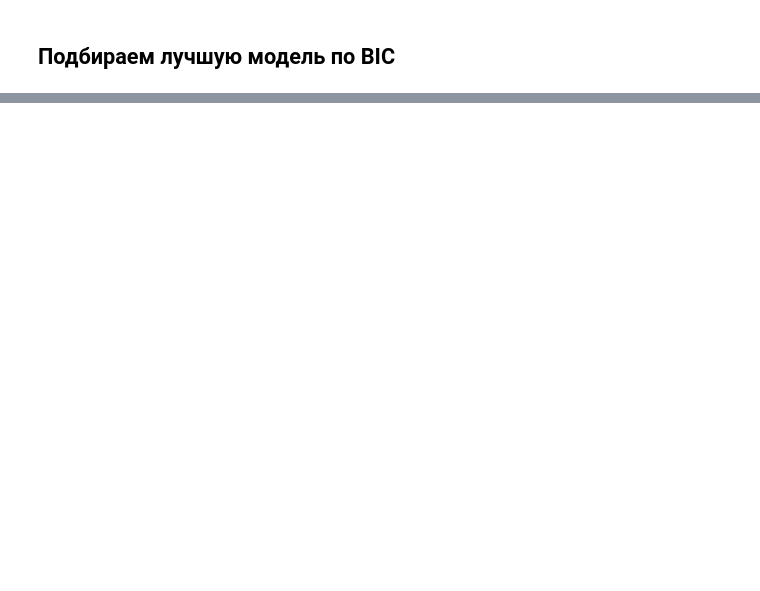
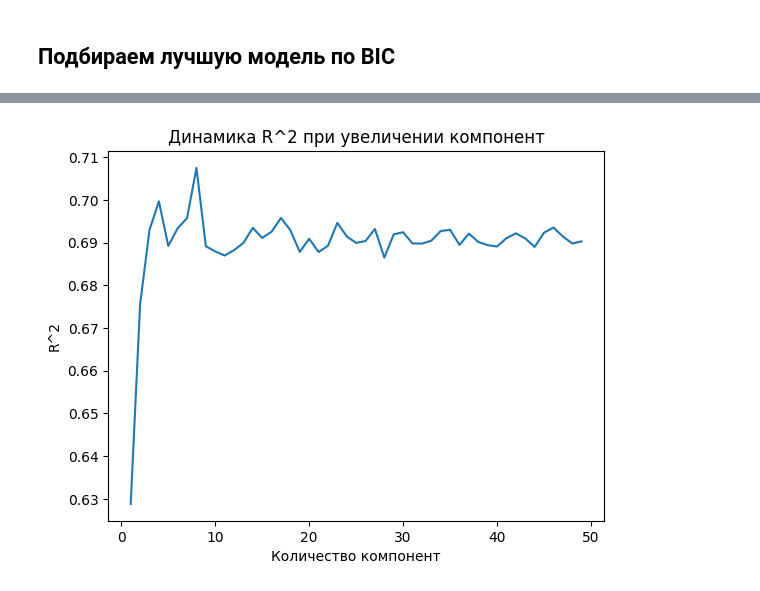
Before and after one commit to AnfimovAleksandr/mag_diploma, a Jupyter notebook: Двумерная_смесь.ipynb, the cells around one changed output, grey strips where cells are left out. Cells and saved outputs as stored; diff of their text form; code cells hidden in the pictures; blank space fills up the shorter version.

```diff
--- a/Двумерная_смесь.ipynb
+++ b/Двумерная_смесь.ipynb
@@ -273,7 +318,8 @@ R_s = []
 covs = []
 
 cv_types = ['spherical', 'tied', 'diag', 'full']
-n_components_range = range(1, 20)
+# cv_types = ['full']
+n_components_range = range(1, 50)
 for n_components in n_components_range:
     print(f"Сейчас обучается модель с {n_components} компонентами")
     cur_R_s = []
@@ -283,8 +329,8 @@ for n_components in n_components_range:
         gmm = mixture.GaussianMixture(n_components=n_components, covariance_type=cv_type)
         gmm.fit(data_XY)
 
-        p_a_s = p_a(np_data_euro, gmm)
-        res = (E_y_a(np_data_euro, gmm) * p_a_s).sum(axis= 1) / p_a_s.sum(axis = 1)
+        p_a_s = p_a(np_data_euro, gmm, cv_type)
+        res = (E_y_a(np_data_euro, gmm, cv_type) * p_a_s).sum(axis= 1) / p_a_s.sum(axis = 1)
 
         E_Y_X = res.reshape(-1, 1)
         residiuals = np_data_dollar - E_Y_X
@@ -293,10 +339,12 @@ for n_components in n_components_range:
         var_E_X_Y = E_Y_X.var(ddof= 1)
         var_resid = sum((residiuals ** 2) / (n_samples - 1))
 
+        density = gaussian_kde(residiuals.T[0])
+        LogLikelihood = np.log(density(residiuals.T[0])).sum()
+
         R_2 = var_E_X_Y / var_Y
         cov_part = 2 * covar / var_Y
-        #bic = n_samples * np.log(var_resid)[0] + 2 * n_components * np.log(n_samples)
-        bic = n_samples * np.log(var_resid)[0] + n_components * np.log(n_samples)
+        bic = -2 * LogLikelihood + (2 * n_components + n_components - 1) * np.log(n_samples)
 
         cur_bics.append(bic)
         cur_R_s.append(R_2)
@@ -318,0 +385,12 @@ for n_components in n_components_range:
+# %%
+R_S = np.array(R_s)
+COVS = np.array(covs)
+BICS = np.array(bics)
+# %%
+plt.title('Динамика R^2 при увеличении компонент')
+plt.xlabel('Количество компонент')
+plt.ylabel('R^2')
+plt.plot(n_components_range, R_S[:, 0])
+plt.show()
+# %% [output]
+[figure, added]
```
Also changed, not shown: parts of 14 cells of this notebook, 1 other file.
